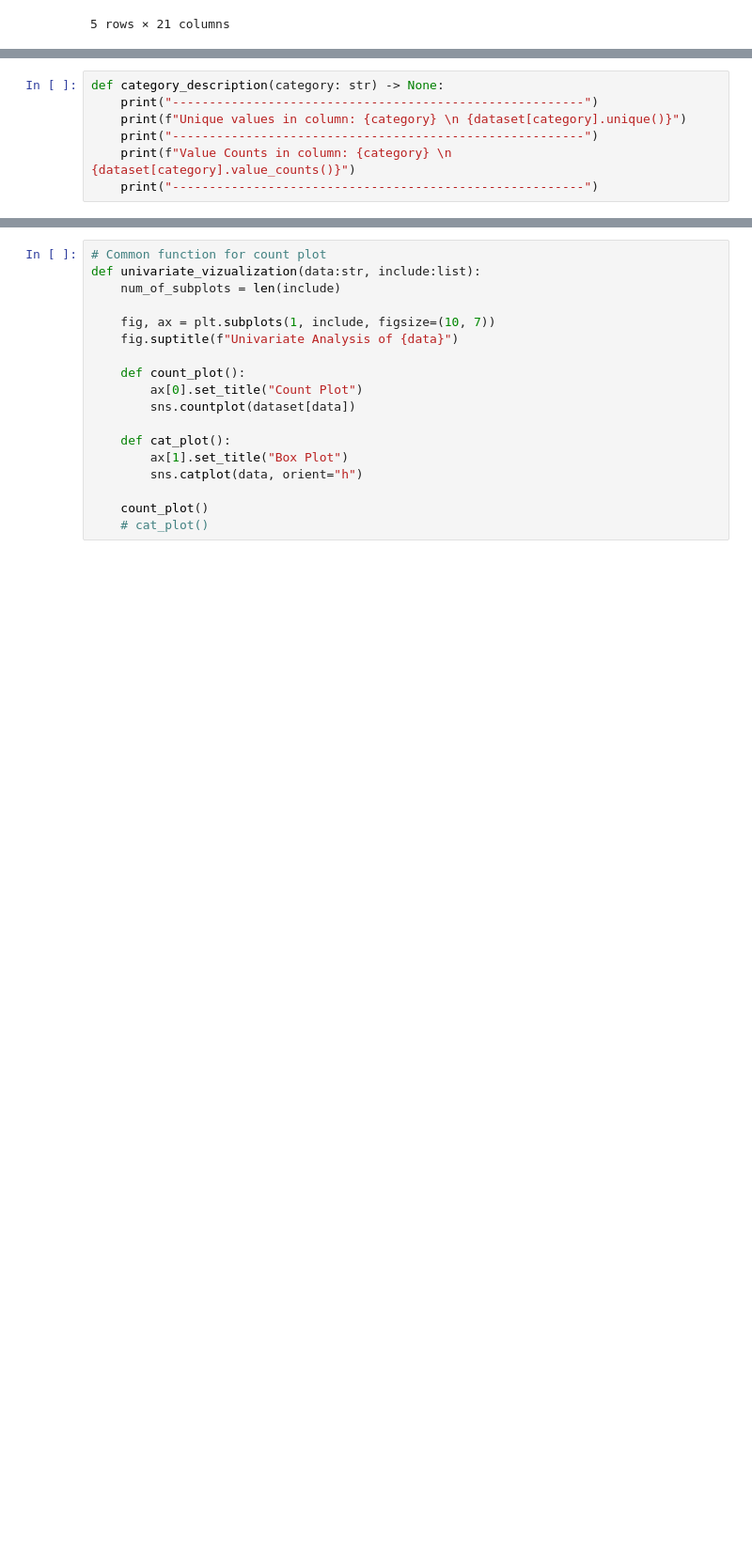
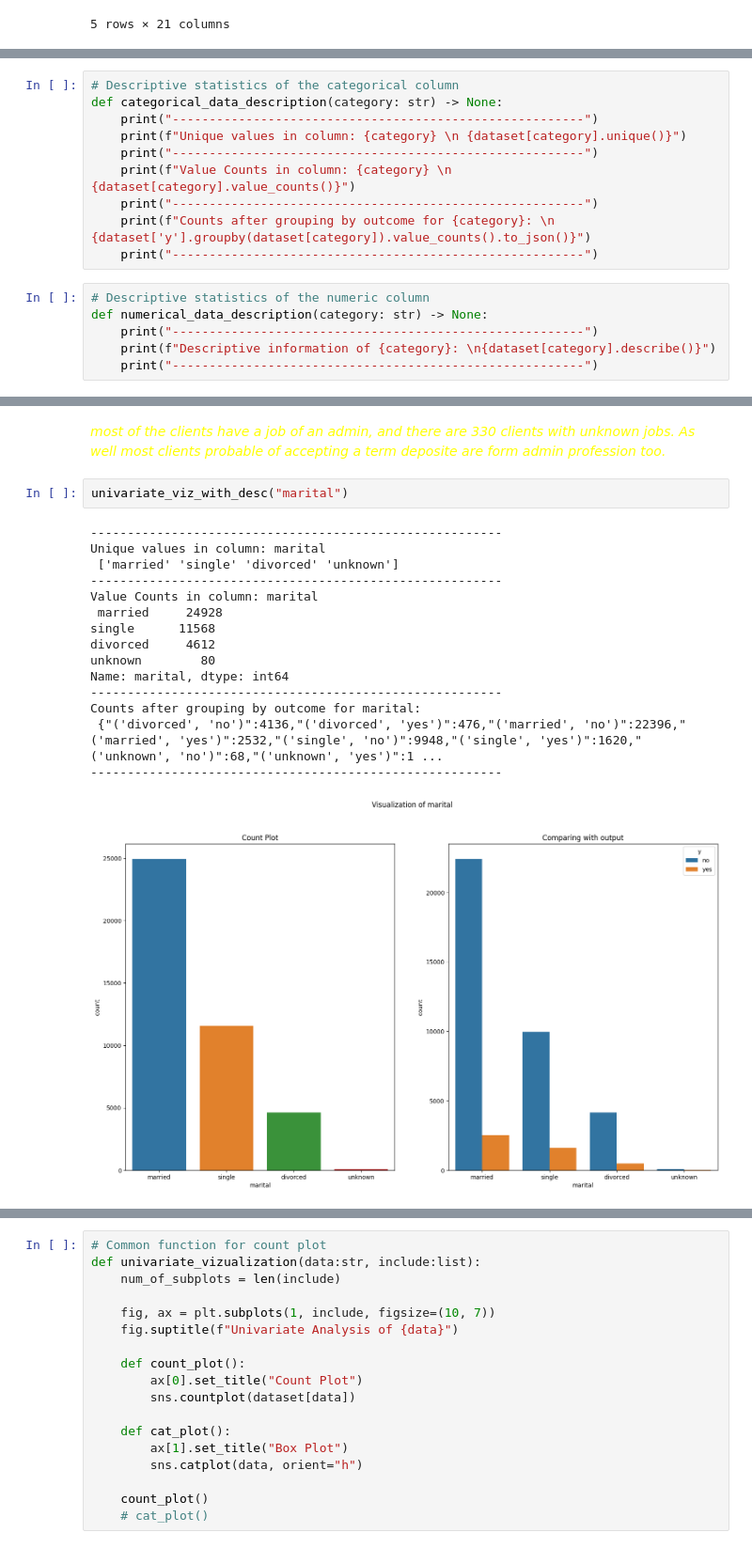
Before and after one commit to KISEE41/Banking-Marketing-Target, a Jupyter notebook: data_visualization.ipynb, the cells around one changed output, grey strips where cells are left out. Shown at 94% size. Saved outputs shown, nothing was run; the diff lists cells and outputs as text; blank space fills up the shorter version.

Commit message:
Analysis: univariate

```diff
--- a/data_visualization.ipynb
+++ b/data_visualization.ipynb
@@ -23,7 +27,16 @@ categorical_columns = dataset.select_dtypes(include="object")
 # %%
-def category_description(category: str) -> None:
+# Descriptive statistics of the categorical column
+def categorical_data_description(category: str) -> None:
     print("--------------------------------------------------------")
     print(f"Unique values in column: {category} \n {dataset[category].unique()}")
     print("--------------------------------------------------------")
     print(f"Value Counts in column: {category} \n {dataset[category].value_counts()}")
     print("--------------------------------------------------------")
+    print(f"Counts after grouping by outcome for {category}: \n {dataset['y'].groupby(dataset[category]).value_counts().to_json()}")
+    print("--------------------------------------------------------")
+# %%
+# Descriptive statistics of the numeric column
+def numerical_data_description(category: str) -> None:
+    print("--------------------------------------------------------")
+    print(f"Descriptive information of {category}: \n{dataset[category].describe()}")
+    print("--------------------------------------------------------")
@@ -68,0 +104,20 @@ Name: job, dtype: int64
+# %% [markdown]
+<p style="color: yellow;"><i>most of the clients have a job of an admin, and there are 330 clients with unknown jobs. As well most clients probable of accepting a term deposite are form admin profession too.<i></P>
+# %%
+univariate_viz_with_desc("marital")
+# %% [output]
+--------------------------------------------------------
+Unique values in column: marital
+ ['married' 'single' 'divorced' 'unknown']
+--------------------------------------------------------
+Value Counts in column: marital
+ married     24928
+single      11568
+divorced     4612
+unknown        80
+Name: marital, dtype: int64
+--------------------------------------------------------
+Counts after grouping by outcome for marital:
+ {"('divorced', 'no')":4136,"('divorced', 'yes')":476,"('married', 'no')":22396,"('married', 'yes')":2532,"('single', 'no')":9948,"('single', 'yes')":1620,"('unknown', 'no')":68,"('unknown', 'yes')":1 ...
+--------------------------------------------------------
+[figure, added]
```
Also changed, not shown: parts of 34 cells of this notebook.
